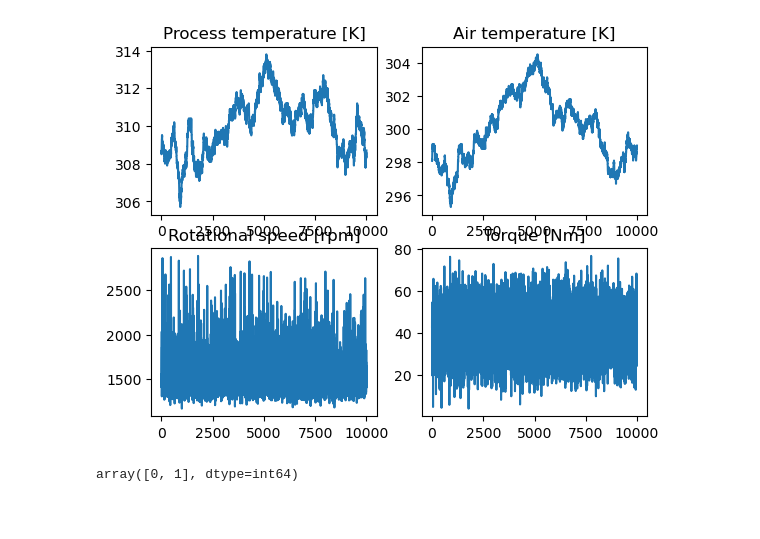
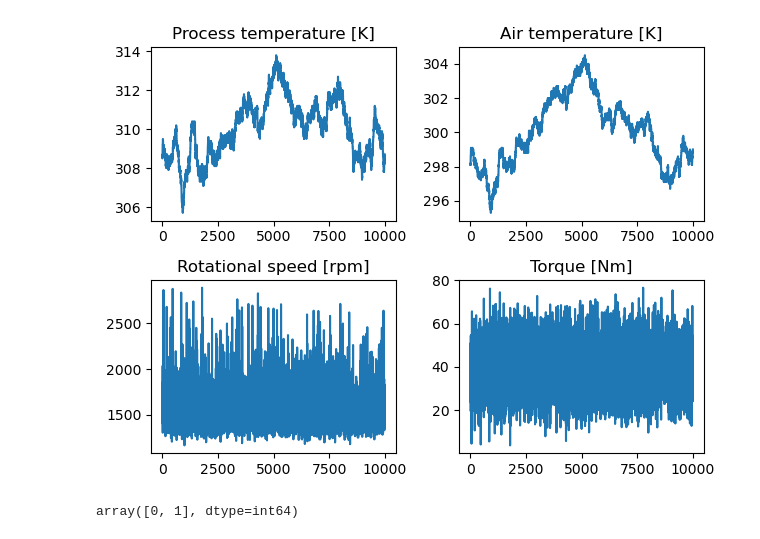
Before and after one commit to Julian-Rolf/GIP, a Jupyter notebook: Predictive Maintenance/predictive_maintenance.ipynb, the cells around one changed output. Cells and saved outputs as stored; diff of their text form; code cells hidden in the pictures; blank space fills up the shorter version.

Commit message:
adjusted plot

```diff
--- a/Predictive Maintenance/predictive_maintenance.ipynb
+++ b/Predictive Maintenance/predictive_maintenance.ipynb
@@ -14,23 +14,24 @@ data.head()
 # %%
 import matplotlib.pyplot as plt
 
 fig, ((ax1, ax2), (ax3, ax4)) = plt.subplots(2, 2)
 
 ax1.plot(data["Process temperature [K]"])
 ax1.set_title("Process temperature [K]")
 
 ax2.plot(data["Air temperature [K]"])
 ax2.set_title("Air temperature [K]")
 
 ax3.plot(data["Rotational speed [rpm]"])
 ax3.set_title("Rotational speed [rpm]")
 
 ax4.plot(data["Torque [Nm]"])
 ax4.set_title("Torque [Nm]")
 
+plt.tight_layout()
 plt.show()
 # %% [output]
-[figure, old version]
+[figure, new version]
 # %%
 target = data["Target"]
 target.unique()
```
